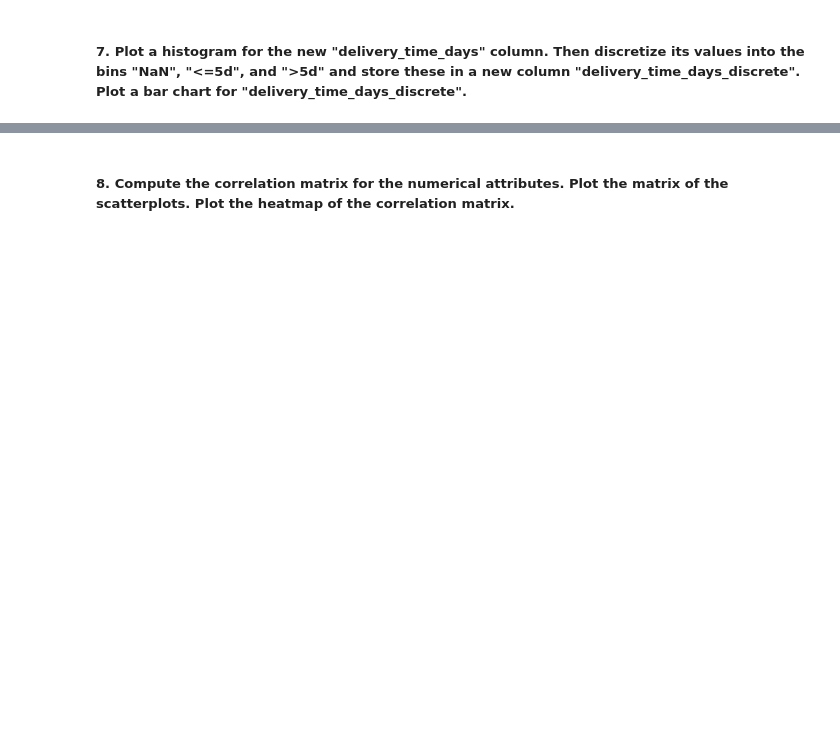
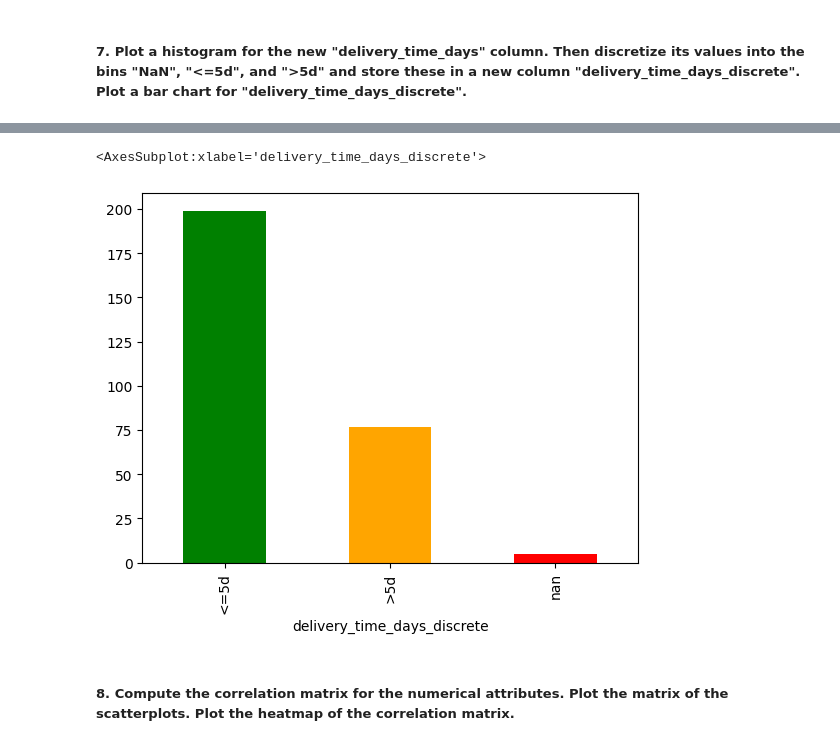
Before and after one commit to jakobudovic/BaML, a Jupyter notebook: H06 - data prep/solution_data_cleaning_online_shop.ipynb, the cells around one changed output, grey strips where cells are left out. Saved outputs shown, nothing was run; the diff lists cells and outputs as text; code cells hidden in the pictures; blank space fills up the shorter version.

```diff
--- a/H06 - data prep/solution_data_cleaning_online_shop.ipynb
+++ b/H06 - data prep/solution_data_cleaning_online_shop.ipynb
@@ -111,6 +208,9 @@ df["delivery_time_days_discrete"]
 # %%
 # Plot bar chart
-df["delivery_time_days_discrete"].value_counts(sort=False).plot.bar(color=["green", "orange"])
+df["delivery_time_days_discrete"].value_counts(sort=False, dropna=False).plot.bar(color=["green", "orange", "red"])
+# %% [output]
+<AxesSubplot:xlabel='delivery_time_days_discrete'>
+[figure, added]
 # %% [markdown]
 ##### 8. Compute the correlation matrix for the numerical attributes. Plot the matrix of the scatterplots. Plot the heatmap of the correlation matrix.
 # %%
```
Also changed, not shown: parts of 13 cells of this notebook, 3 other files.
